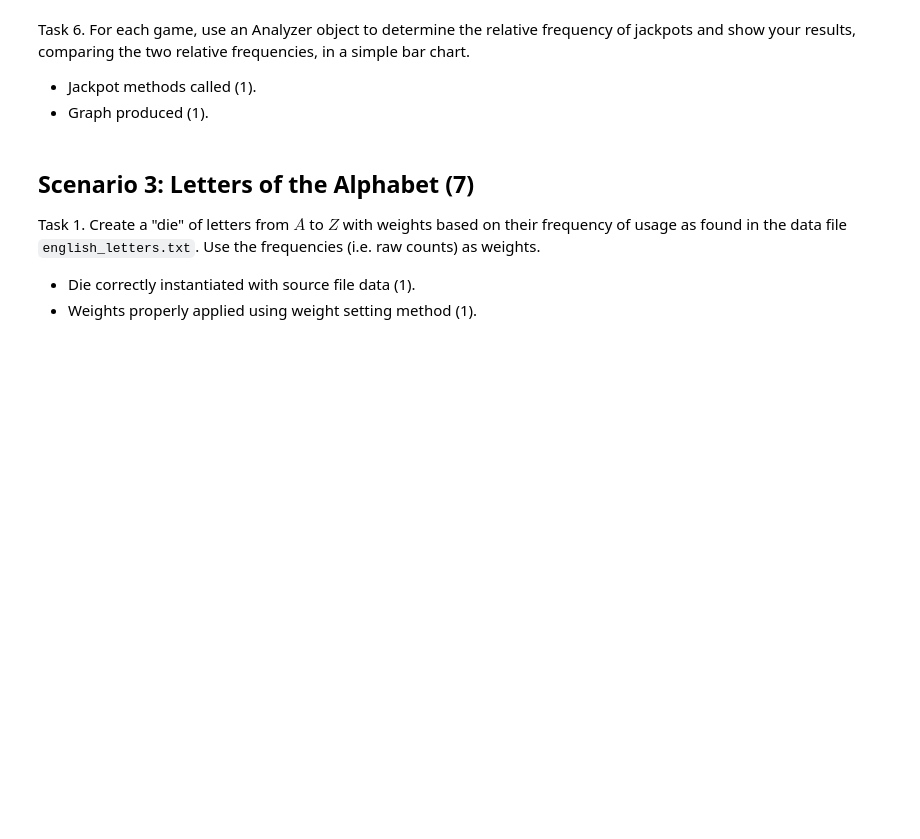
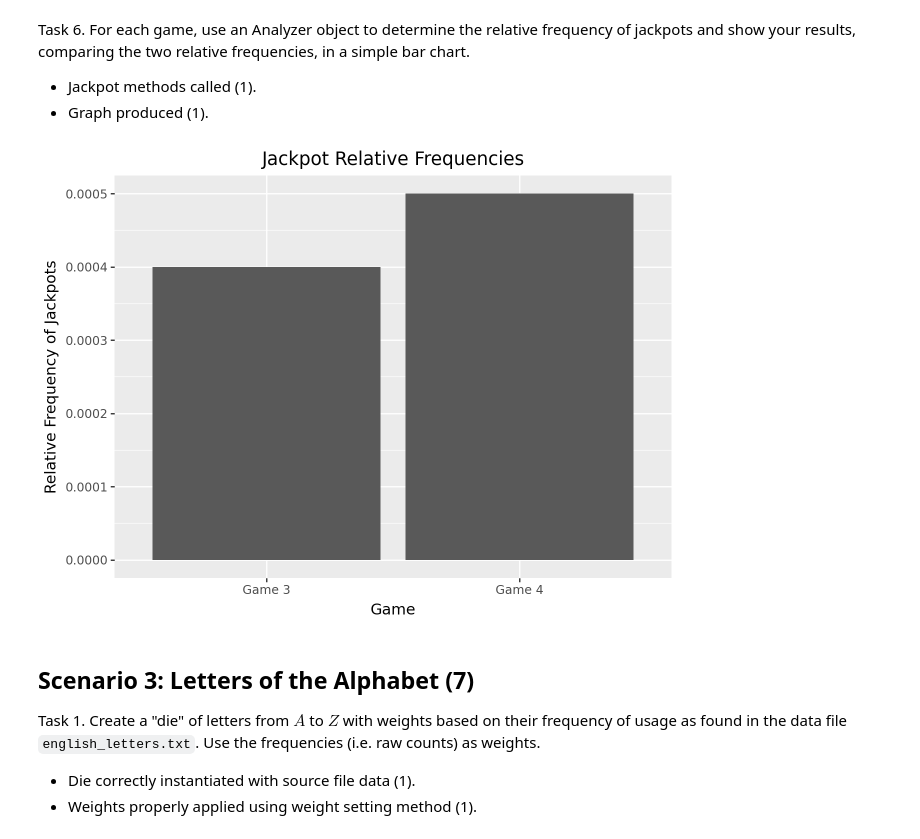
Before and after one commit to payton-turner/ds5100-final-project, a Jupyter notebook: DS5100_Final_Project_Report.ipynb, the cells around one changed output. Saved outputs shown, nothing was run; the diff lists cells and outputs as text; code cells hidden in the pictures; blank space fills up the shorter version.

```diff
--- a/DS5100_Final_Project_Report.ipynb
+++ b/DS5100_Final_Project_Report.ipynb
@@ -245,3 +351,11 @@ Task 4. Play a game of $10000$ rolls with $5$ fair dice.
 
 - Game class properly instantiated (1).
 - Play method called properly (1).
+# %%
+dice_1 = [die_3, die_3, die_3, die_3, die_3]
+game_3 = Game(dice_1)
+
+rolls = 10000
+game_3.play(rolls)
+
+game_3.results()
@@ -250,3 +379,11 @@ Task 5. Play another game of $10000$ rolls, this time with $2$ unfair dice, one
 
 - Game class properly instantiated (1).
 - Play method called properly (1).
+# %%
+dice_2 = [die_1, die_2, die_3, die_3, die_3]
+game_4 = Game(dice_2)
+
+rolls = 10000
+game_4.play(rolls)
+
+game_4.results()
@@ -255,6 +407,33 @@ Task 6. For each game, use an Analyzer object to determine the relative frequenc
 
 - Jackpot methods called (1).
 - Graph produced (1).
+# %%
+analyzer_3 = Analyzer(game_3)
+analyzer_4 = Analyzer(game_4)
+
+jackpot_count_3 = analyzer_3.jackpot()
+jackpot_count_4 = analyzer_4.jackpot()
+
+# print(f"Number of jackpots in game 3: {jackpot_count_3}")
+# print(f"Number of jackpots in game 4: {jackpot_count_4}")
+
+relative_frequency_3 = jackpot_count_3 / rolls
+relative_frequency_4 = jackpot_count_4 / rolls
+# %%
+data_2 = pd.DataFrame({
+    'Game': ['Game 3', 'Game 4'],
+    'Relative_Frequency': [relative_frequency_3, relative_frequency_4]})
+
+graph_2 = (ggplot(data_2, aes(x='Game', y='Relative_Frequency')) +
+geom_bar(stat='identity') +
+labs(
+    title='Jackpot Relative Frequencies',
+    x='Game',
+    y='Relative Frequency of Jackpots'))
+
+graph_2
+# %% [output]
+[figure, added]
 # %% [markdown]
 ## Scenario 3: Letters of the Alphabet (7)
 
```
Also changed, not shown: parts of 26 cells of this notebook, 2 other files.
